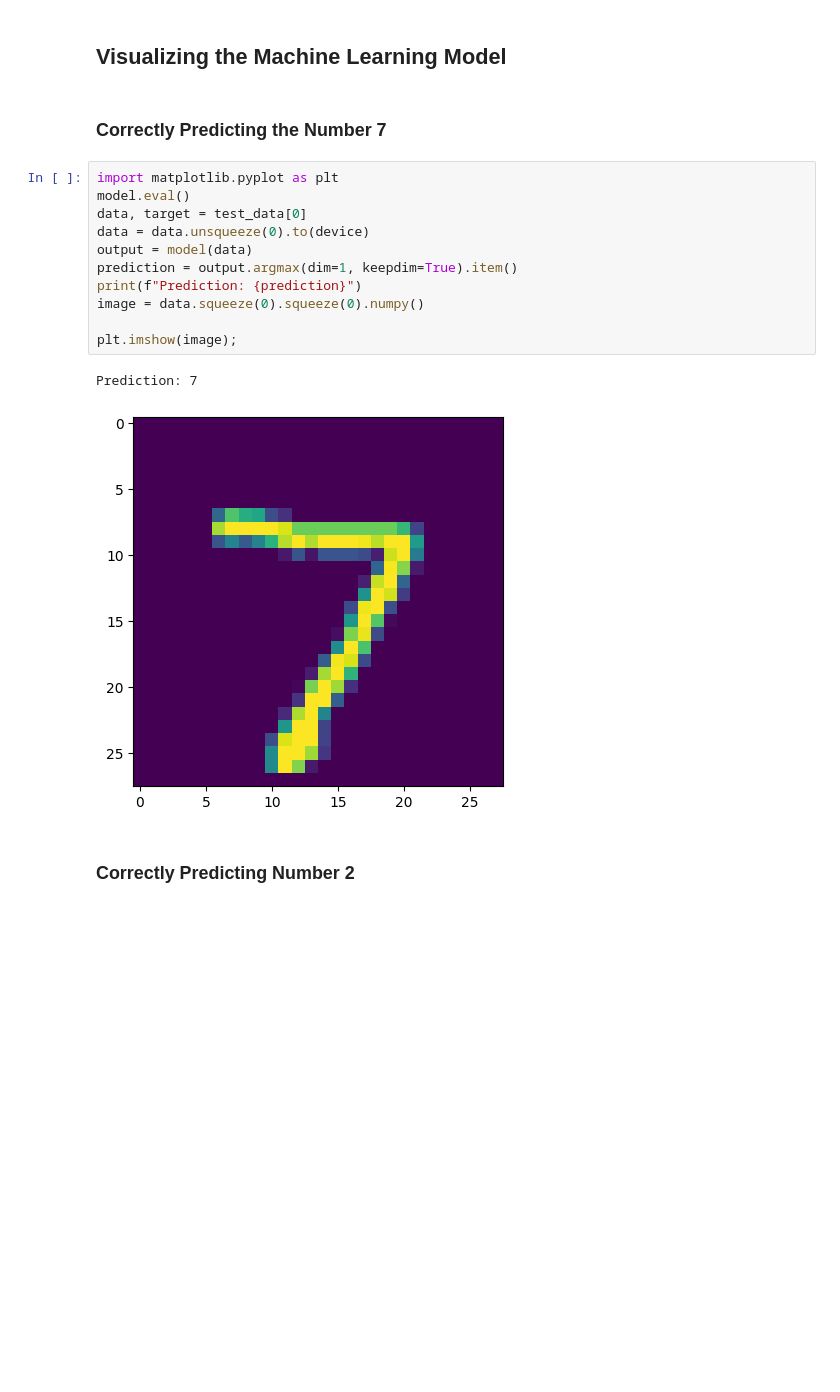
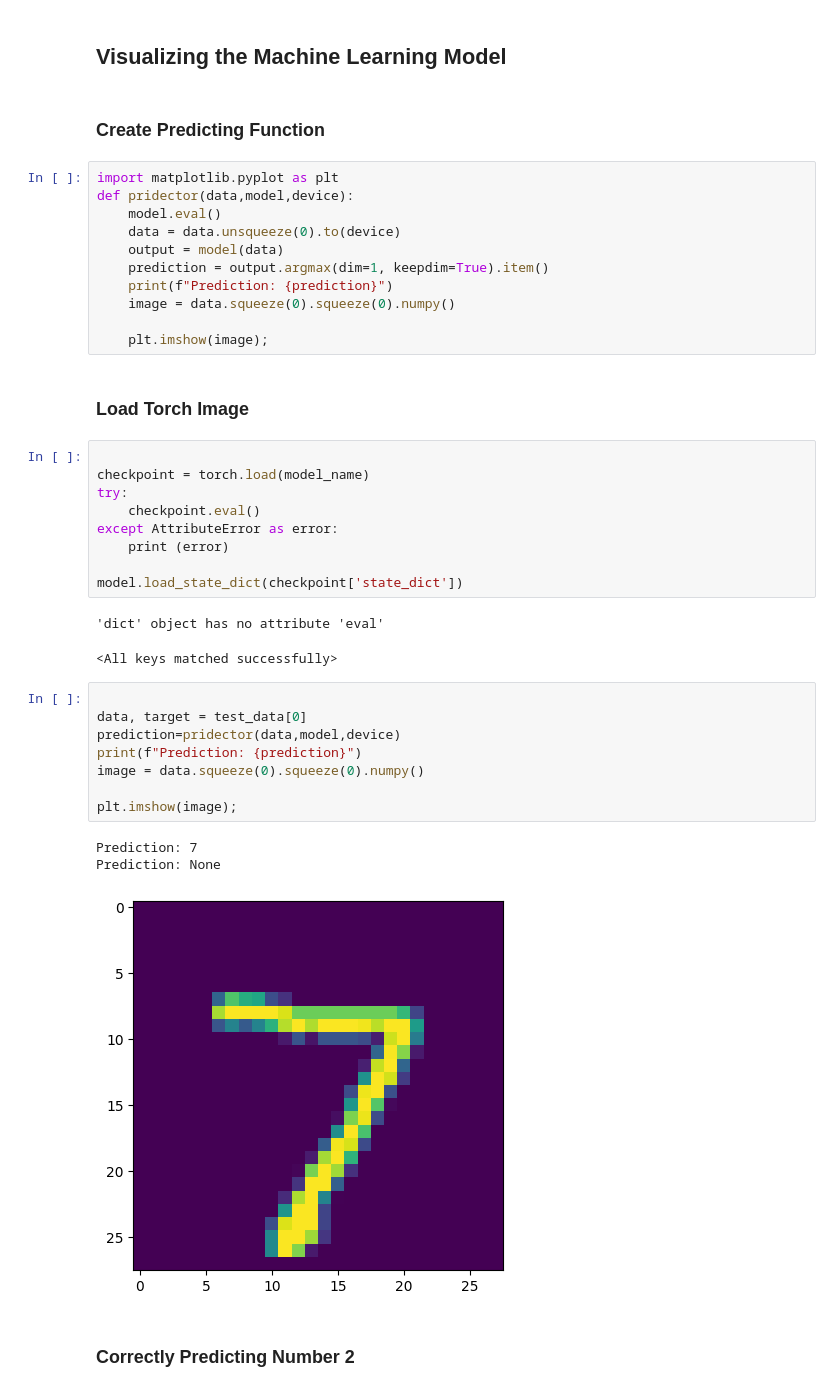
Before and after one commit to billy-enrizky/Pytorch-Handwritten-Digit-Recognition, a Jupyter notebook: index.ipynb, the cells around one changed output. Saved outputs shown, nothing was run; the diff lists cells and outputs as text; blank space fills up the shorter version.

Commit message:
create prdicetor function to can predict selected images without train all modelevery one

```diff
--- a/index.ipynb
+++ b/index.ipynb
@@ -354,21 +399,44 @@ In summary, I trained the model for 10 epochs, and with each epoch, I observed i
 # %% [markdown]
 ## Visualizing the Machine Learning Model
+# %% [markdown]
+### Create Predicting Function
+# %%
+import matplotlib.pyplot as plt
+def pridector(data,model,device):
+    model.eval()
+    data = data.unsqueeze(0).to(device)
+    output = model(data)
+    prediction = output.argmax(dim=1, keepdim=True).item()
+    print(f"Prediction: {prediction}")
+    image = data.squeeze(0).squeeze(0).numpy()
+
+    plt.imshow(image);
 # %% [markdown]
-### Correctly Predicting the Number 7
+### Load Torch Image
 # %%
-import matplotlib.pyplot as plt
-model.eval()
-data, target = test_data[0]
-data = data.unsqueeze(0).to(device)
-output = model(data)
-prediction = output.argmax(dim=1, keepdim=True).item()
-print(f"Prediction: {prediction}")
-image = data.squeeze(0).squeeze(0).numpy()
 
-plt.imshow(image);
+checkpoint = torch.load(model_name)
+try:
+    checkpoint.eval()
+except AttributeError as error:
+    print (error)
+
+model.load_state_dict(checkpoint['state_dict'])
 # %% [output]
-Prediction: 7
+'dict' object has no attribute 'eval'
-[figure, removed]
+<All keys matched successfully>
+# %%
+
+data, target = test_data[0]
+prediction=pridector(data,model,device)
+print(f"Prediction: {prediction}")
+image = data.squeeze(0).squeeze(0).numpy()
+
+plt.imshow(image);
+# %% [output]
+Prediction: 7
+Prediction: None
+[figure, added]
 # %% [markdown]
 ### Correctly Predicting Number 2
 # %%
```
Also changed, not shown: parts of 11 cells of this notebook, 2 other files.
